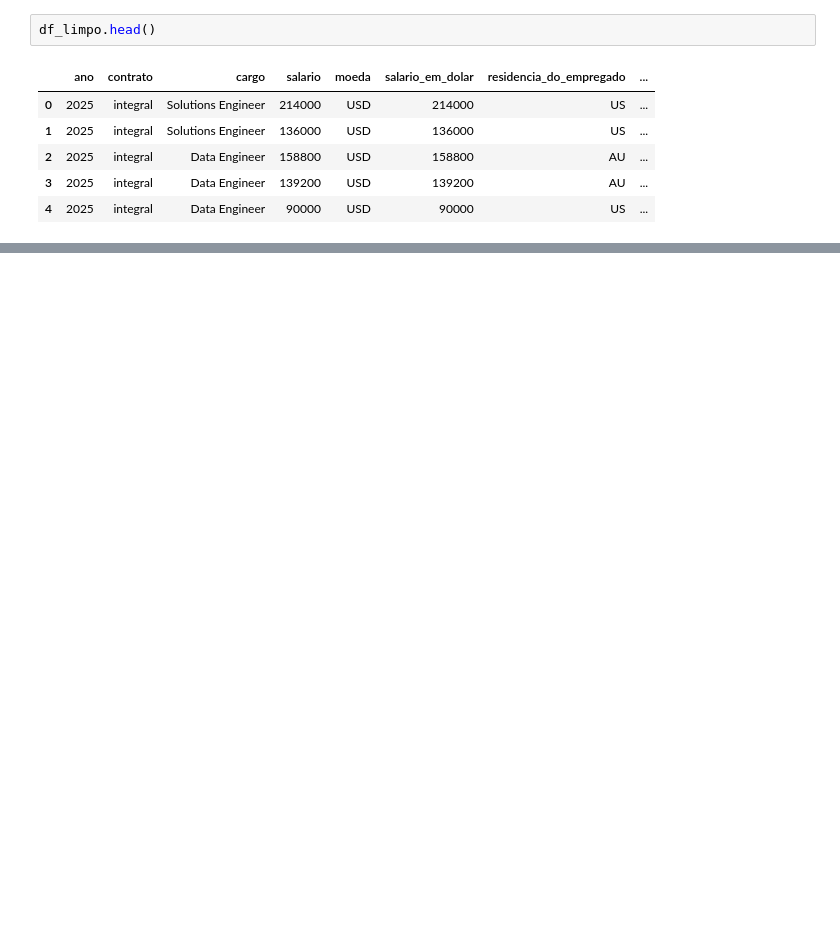
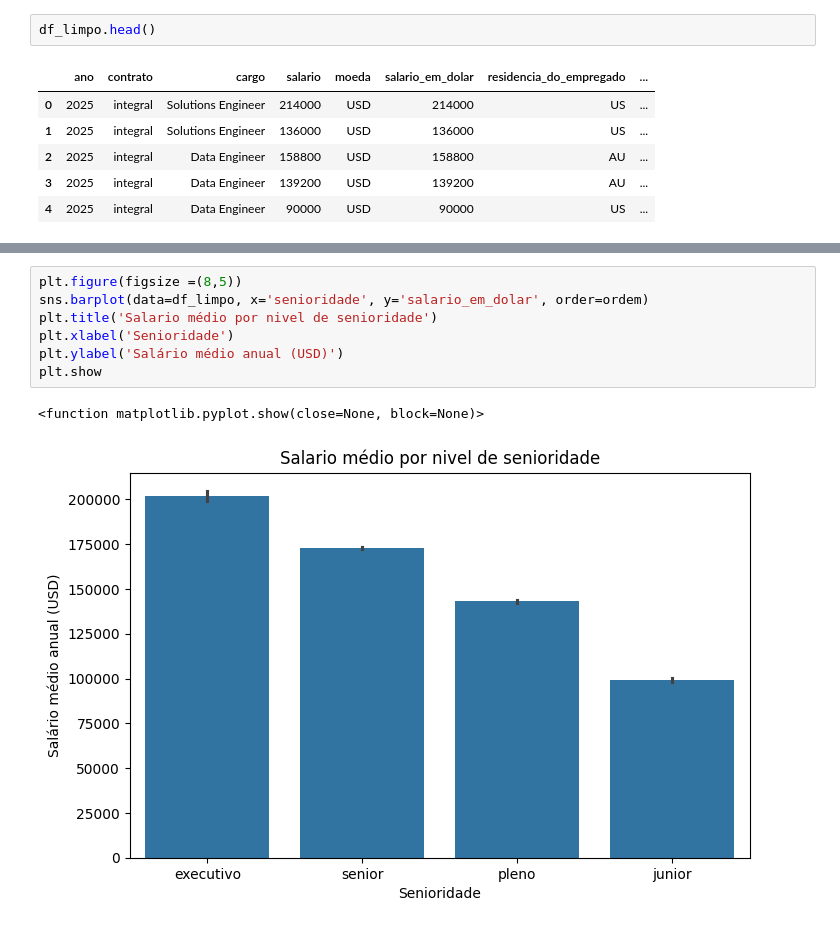
Before and after one commit to Gustavo7K/Alura_Dados, a Jupyter notebook: ImersãoDadosAlura.ipynb, the cells around one changed output, grey strips where cells are left out. Cells and saved outputs as stored; diff of their text form; blank space fills up the shorter version.

```diff
--- a/ImersãoDadosAlura.ipynb
+++ b/ImersãoDadosAlura.ipynb
@@ -527,0 +570,10 @@ df_limpo.head()
+# %%
+plt.figure(figsize =(8,5))
+sns.barplot(data=df_limpo, x='senioridade', y='salario_em_dolar', order=ordem)
+plt.title('Salario médio por nivel de senioridade')
+plt.xlabel('Senioridade')
+plt.ylabel('Salário médio anual (USD)')
+plt.show
+# %% [output]
+<function matplotlib.pyplot.show(close=None, block=None)>
+[figure, added]
```
Also changed, not shown: parts of 40 cells of this notebook.
